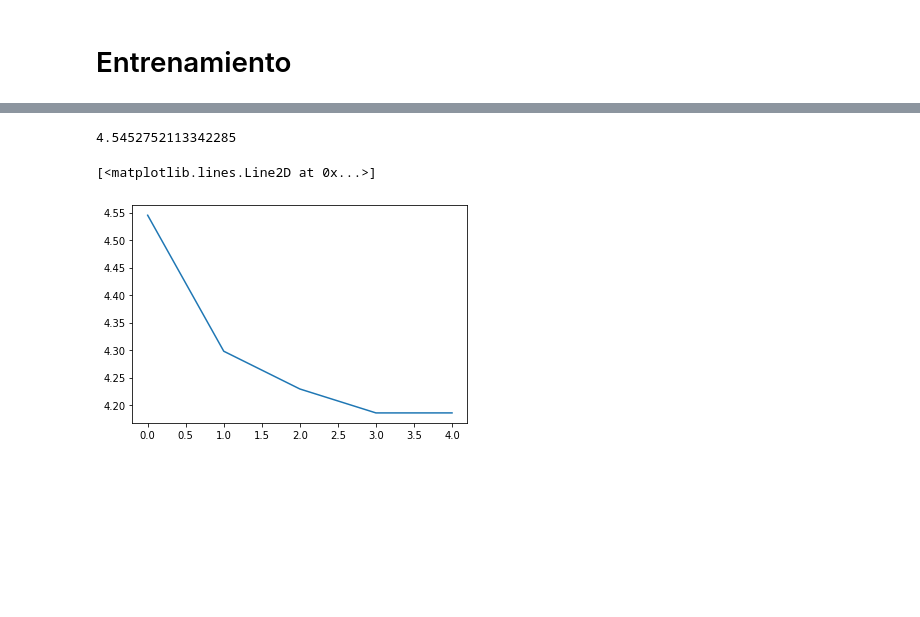
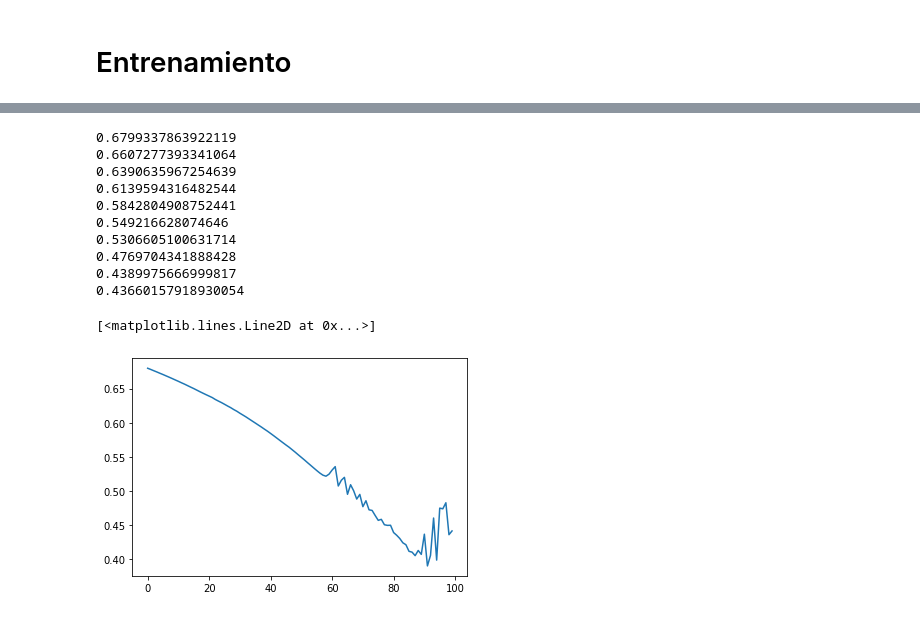
Before and after one commit to ingridheuer/gcnn_gdas, a Jupyter notebook: exploration/notebooks/RSAGE_nofeatures.ipynb, the cells around one changed output, grey strips where cells are left out. Saved outputs shown, nothing was run; the diff lists cells and outputs as text; code cells hidden in the pictures; blank space fills up the shorter version.

Commit message:
Added training using only gda predictions

```diff
--- a/exploration/notebooks/RSAGE_nofeatures.ipynb
+++ b/exploration/notebooks/RSAGE_nofeatures.ipynb
@@ -53,10 +59,10 @@ import copy
 class distmult_head(torch.nn.Module):
   def __init__(self, hetero_graph, hidden_size):
     super().__init__()
-    self.R_weights = torch.nn.ParameterDict()
+    self.R_weights = nn.ParameterDict()
 
     for edge_type in hetero_graph.edge_types:
-      self.R_weights[edge_type] = torch.nn.Parameter(torch.rand(hidden_size,hidden_size)*0.01)
+      self.R_weights[edge_type] = nn.Parameter(torch.rand(hidden_size,hidden_size)*0.01)
 
   def score(self,x,edge_label_index):
     scores = {}
@@ -65,13 +71,8 @@ class distmult_head(torch.nn.Module):
       rel_weights = self.R_weights[edge_type]
       nodes_left = torch.index_select(x[src_type], 0, edge_label_index[message_type][0,:].long())
       nodes_right = torch.index_select(x[trg_type], 0, edge_label_index[message_type][1,:].long())
-      #temp_product = torch.matmul(nodes_right,rel_weights)
-      #final_product = torch.matmul(temp_product,torch.transpose(nodes_left,0,1))
-      #mid_product = torch.matmul()
       mid_product = nodes_right@rel_weights
-      #print(mid_product)
       scores[message_type] = torch.sum(mid_product@torch.t(nodes_left) , dim=-1)
-    #print(scores)
     return scores
 # %%
 def edgeindex_to_sparsematrix(het_graph: HeteroGraph) -> dict :
@@ -376,11 +369,11 @@ args = {
 task = 'link_pred'
 train_mode = "disjoint"
 
-dataset = GraphDataset([Hete], task=task, edge_train_mode=train_mode)
+dataset = GraphDataset([Hete], task=task, edge_train_mode=train_mode, resample_negatives=True)
 dataset_train, dataset_val, dataset_test = dataset.split(transductive=True, split_ratio=[0.4, 0.3, 0.3])
 splits = {"train":dataset_train[0].to(args["device"]), "val":dataset_val[0].to(args["device"]), "test":dataset_test[0].to(args["device"])}
 # %%
-model = HeteroGNN(Hete,"distmult", args, aggr="mean",).to(args["device"])
+model = HeteroGNN(Hete,"dotprod", "gda_only", args, aggr="mean",).to(args["device"])
 optimizer = torch.optim.Adam(model.parameters(), lr=args['lr'], weight_decay=args['weight_decay'])
 # %%
 model
@@ -404,19 +397,28 @@ HeteroGNN(
 )
 # %%
 loss_plot = []
-epochs = 5
+epochs = 100
 for epoch in range(epochs):
     if epoch%10 == 0:
        loss = train(model,optimizer,splits["train"],printb=True)
     else:
         loss = train(model,optimizer,splits["train"],printb=False)
     loss_plot.append(loss)
 
 plt.plot(np.arange(len(loss_plot)),loss_plot)
 # %% [output]
-4.5452752113342285
+0.6799337863922119
+0.6607277393341064
+0.6390635967254639
+0.6139594316482544
+0.5842804908752441
+0.549216628074646
+0.5306605100631714
+0.4769704341888428
+0.4389975666999817
+0.43660157918930054
 [<matplotlib.lines.Line2D at 0x...>]
-[figure, old version]
+[figure, new version]
 # %%
 test(model,splits,args)
 # %% [output]
```
Also changed, not shown: parts of 7 cells of this notebook.
